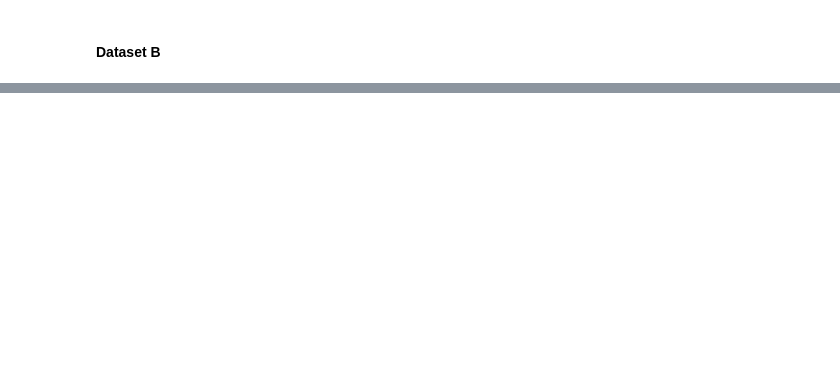
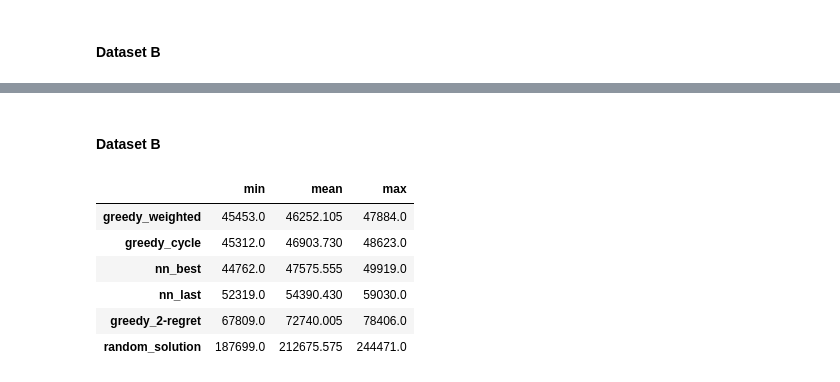
Before and after one commit to TheodorePtr/put-evolutionary-computations, a Jupyter notebook: notebooks/02-greedy-regret-heuristics.ipynb, the cells around one changed output, grey strips where cells are left out. Drawn from its saved outputs; the diff is of its cells as text; code cells hidden in the pictures; blank space fills up the shorter version.

```diff
--- a/notebooks/02-greedy-regret-heuristics.ipynb
+++ b/notebooks/02-greedy-regret-heuristics.ipynb
@@ -271,0 +245,29 @@ While Pure Greedy 2-regret heuristics application lead to worse cost score on bo
+# %% [markdown]
+#### Dataset B
+# %%
+b_res = pd.DataFrame(
+    {
+        "random_solution": [187699, 212675.575, 244471],
+        "nn_last": [52319, 54390.43, 59030],
+        "nn_best": [44762, 47575.555, 49919],
+        "greedy_cycle": [45312, 46903.73, 48623],
+        "greedy_2-regret": [67809, 72740.005, 78406],
+        "greedy_weighted": [45453, 46252.105, 47884],
+    },
+    index=["min", "mean", "max"],
+).T.sort_values("mean")
+# b_res.style.background_gradient(
+#     cmap="Blues",
+#     subset=["mean"],
+#     vmin=b_res["mean"].min() / 3,
+#     vmax=b_res["mean"].max() / 3,
+# )
+b_res
+# %% [output]
+|  | min | mean | max |
+| greedy_weighted | 45453.0 | 46252.105 | 47884.0 |
+| greedy_cycle | 45312.0 | 46903.730 | 48623.0 |
+| nn_best | 44762.0 | 47575.555 | 49919.0 |
+| nn_last | 52319.0 | 54390.430 | 59030.0 |
+| greedy_2-regret | 67809.0 | 72740.005 | 78406.0 |
+| random_solution | 187699.0 | 212675.575 | 244471.0 |
```
Also changed, not shown: parts of 32 cells of this notebook, 2 other files.
